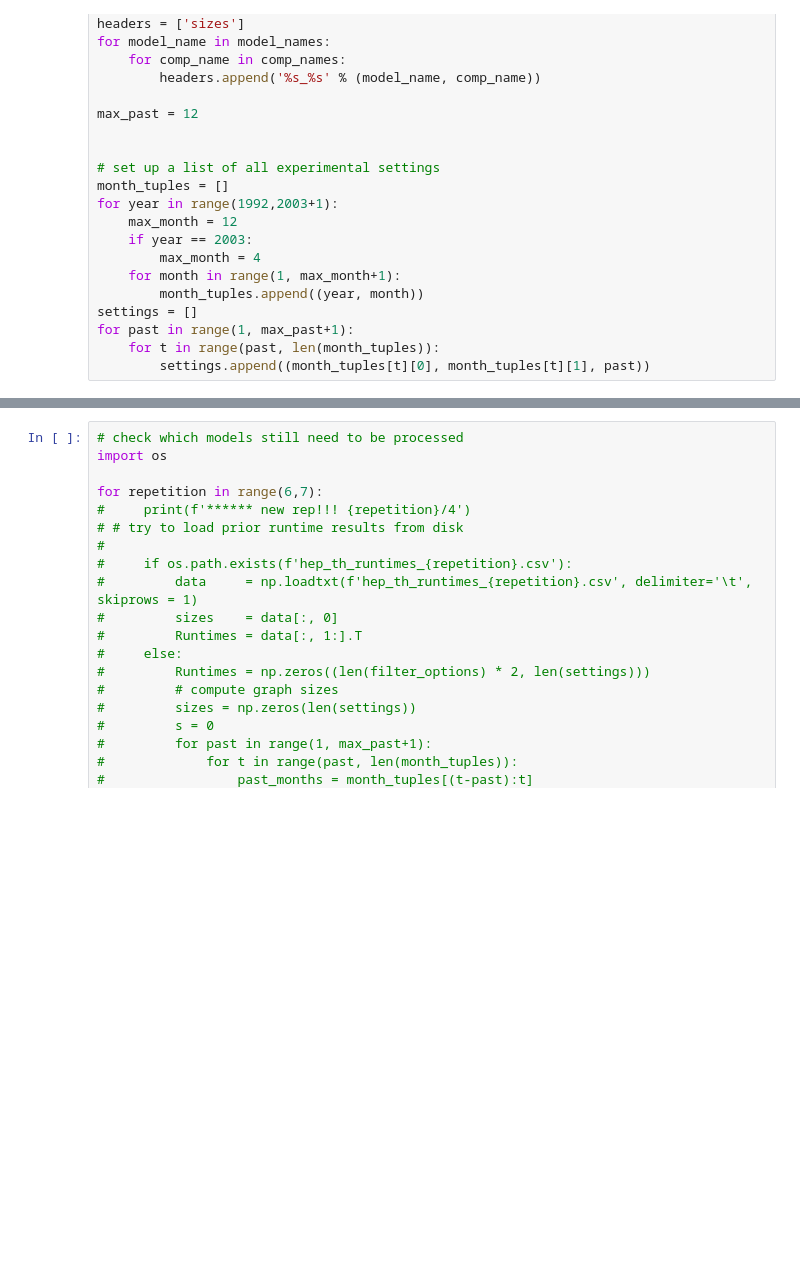
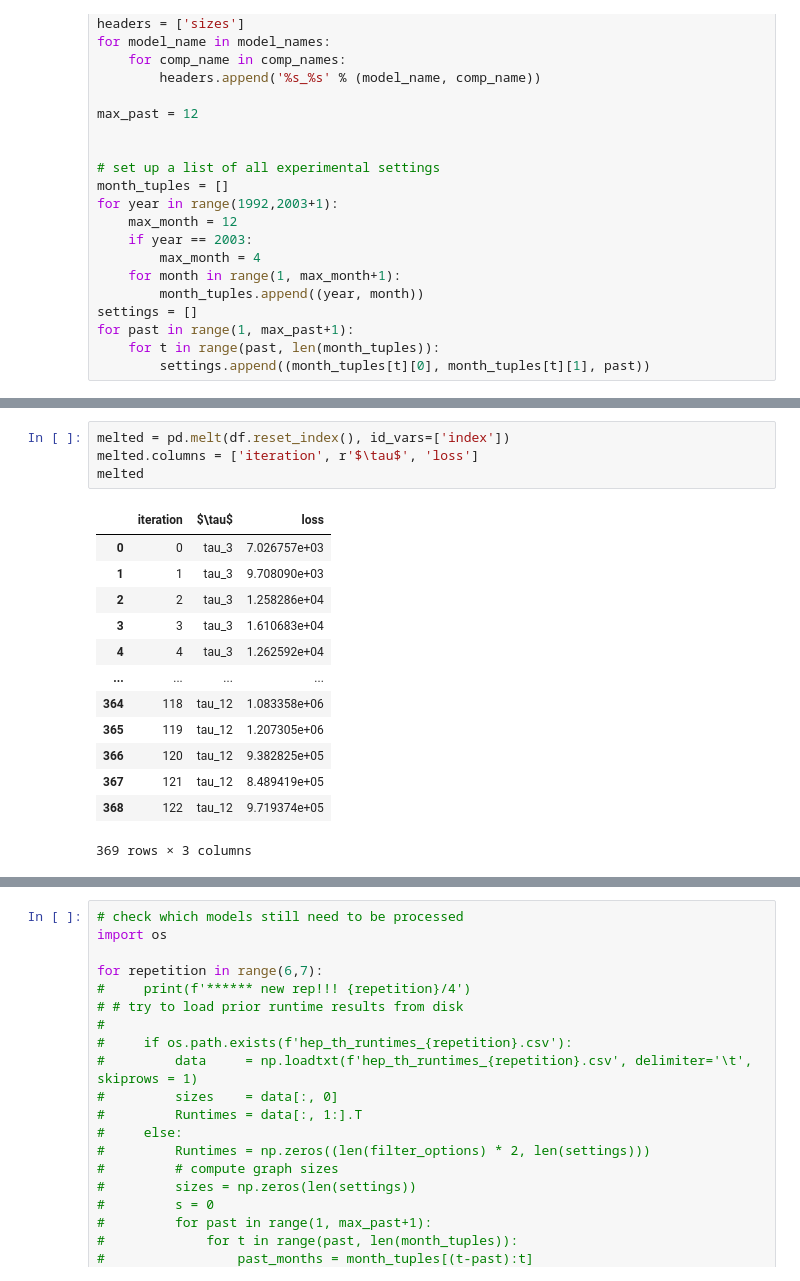
Before and after one commit to MarusaOrazem/reproducibility-challenge, a Jupyter notebook: hep_th_runtimes.ipynb, the cells around one changed output, grey strips where cells are left out. Cells and saved outputs as stored; diff of their text form; blank space fills up the shorter version.

```diff
--- a/hep_th_runtimes.ipynb
+++ b/hep_th_runtimes.ipynb
@@ -93,0 +150,18 @@ plt.show()
+# %%
+melted = pd.melt(df.reset_index(), id_vars=['index'])
+melted.columns = ['iteration', r'$\tau$', 'loss']
+melted
+# %% [output]
+|  | iteration | $\tau$ | loss |
+| 0 | 0 | tau_3 | 7.026757e+03 |
+| 1 | 1 | tau_3 | 9.708090e+03 |
+| 2 | 2 | tau_3 | 1.258286e+04 |
+| 3 | 3 | tau_3 | 1.610683e+04 |
+| 4 | 4 | tau_3 | 1.262592e+04 |
+| ... | ... | ... | ... |
+| 364 | 118 | tau_12 | 1.083358e+06 |
+| 365 | 119 | tau_12 | 1.207305e+06 |
+| 366 | 120 | tau_12 | 9.382825e+05 |
+| 367 | 121 | tau_12 | 8.489419e+05 |
+| 368 | 122 | tau_12 | 9.719374e+05 |
+369 rows × 3 columns
```
Also changed, not shown: parts of 5 cells of this notebook.
